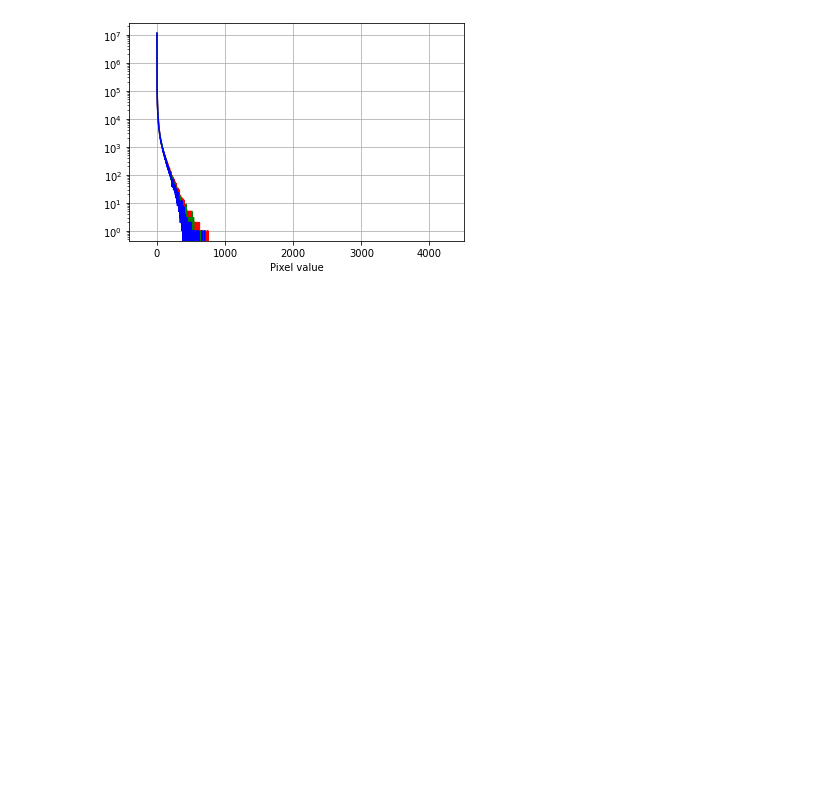
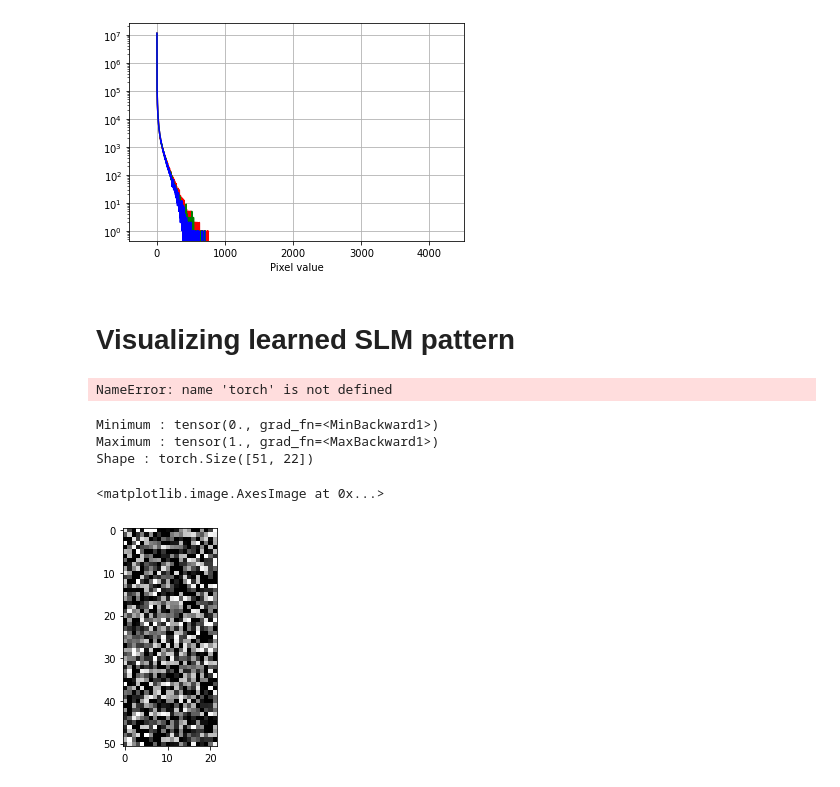
Before and after one commit to ebezzam/LenslessClassification, a Jupyter notebook: notebooks/visualization.ipynb, the cells around one changed output. Drawn from its saved outputs; the diff is of its cells as text; code cells hidden in the pictures; blank space fills up the shorter version.

```diff
--- a/notebooks/visualization.ipynb
+++ b/notebooks/visualization.ipynb
@@ -117,3 +121,78 @@ min  : 0
 mean : 1.5163894890394132
 [figure]
 [figure]
+# %% [markdown]
+# Visualizing learned SLM pattern
+# %%
+from lenslessclass.models import SLMMultiClassLogistic
+from lenslessclass.datasets import MNISTAugmented
+import torch.nn as nn
+from waveprop.devices import SLMOptions, SensorOptions, slm_dict, sensor_dict, SensorParam
+from lensless.plot import plot_image, pixel_histogram
+
+path = "../MNIST_no_psf_down8_logistic_reg_adam_relu_0p8crop_batch200_100epoch.pth"
+path = "../April11_MNIST_no_psf_down8_logistic_reg_clamp.pth"
+
+# model parameters, SHOULD SAVE THIS!
+device = "cpu"
+crop_fact = 0.8
+deadspace = True
+scene2mask = 0.4
+mask2sensor = 0.004
+sensor_act = nn.ReLU()
+down_out = 128
+sensor = SensorOptions.RPI_HQ.value
+slm = SLMOptions.ADAFRUIT.value
+augmented_dataset = "../data/MNIST_no_psf_down8"
+
+# need this for loading correctly since we train with DataParallel!!
+# -- https://discuss.pytorch.org/t/solved-keyerror-unexpected-key-module-encoder-embedding-weight-in-state-dict/1686
+# -- or could use this solution: https://discuss.pytorch.org/t/solved-keyerror-unexpected-key-module-encoder-embedding-weight-in-state-dict/1686/4
+multi_gpu = True
+
+# derived param
+train_set = MNISTAugmented(path=augmented_dataset, train=True)
+input_shape = train_set.output_dim
+sensor_param = sensor_dict[sensor]
+if down_out:
+    output_dim = tuple((sensor_param[SensorParam.SHAPE] * 1 / down_out).astype(int))
+
+
+model = SLMMultiClassLogistic(
+    input_shape=input_shape,
+    slm_config=slm_dict[slm],
+    sensor_config=sensor_param,
+    crop_fact=crop_fact,
+    device=device,
+    deadspace=deadspace,
+    scene2mask=scene2mask,
+    mask2sensor=mask2sensor,
+    device_mask_creation="cpu",  # TODO: bc doesn't fit on GPU
+    output_dim=output_dim,
+    sensor_activation=sensor_act,
+    multi_gpu=multi_gpu
+)
+model.load_state_dict(torch.load(path))
+
+# Print model's state_dict
+print("Model's state_dict:")
+for param_tensor in model.state_dict():
+    print(param_tensor, "\t", model.state_dict()[param_tensor].size())
+# %% [output]
+NameError: name 'torch' is not defined
+# %%
+slm_weights = model.slm_vals.clone()
+print("Minimum :", slm_weights.min())
+print("Maximum :", slm_weights.max())
+print("Shape :", slm_weights.shape)
+# %% [output]
+Minimum : tensor(0., grad_fn=<MinBackward1>)
+Maximum : tensor(1., grad_fn=<MaxBackward1>)
+Shape : torch.Size([51, 22])
+# %%
+import matplotlib.pyplot as plt
+
+plt.imshow(slm_weights.detach().numpy(), cmap="gray")
+# %% [output]
+<matplotlib.image.AxesImage at 0x...>
+[figure, added]
```
Also changed, not shown: parts of 23 cells of this notebook, 12 other files.
